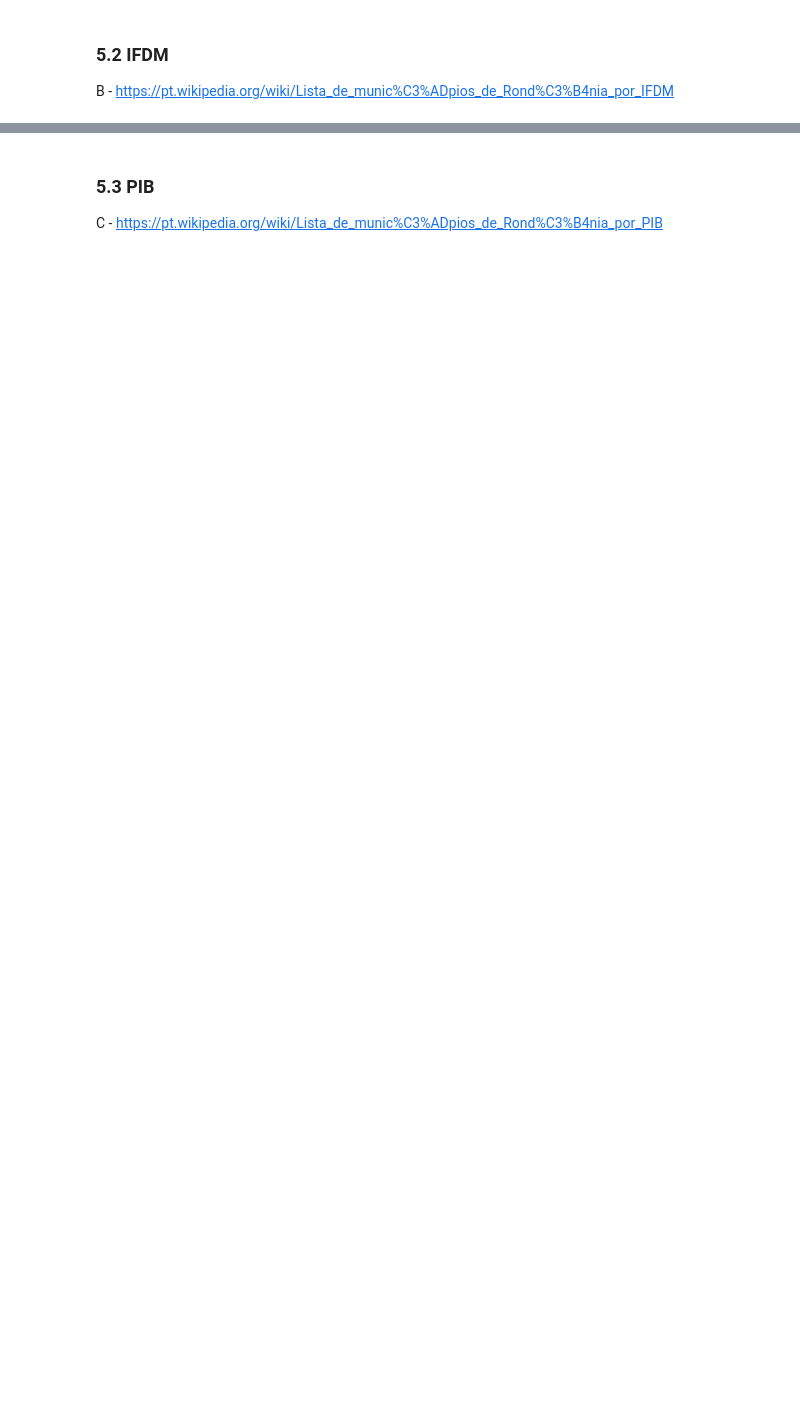
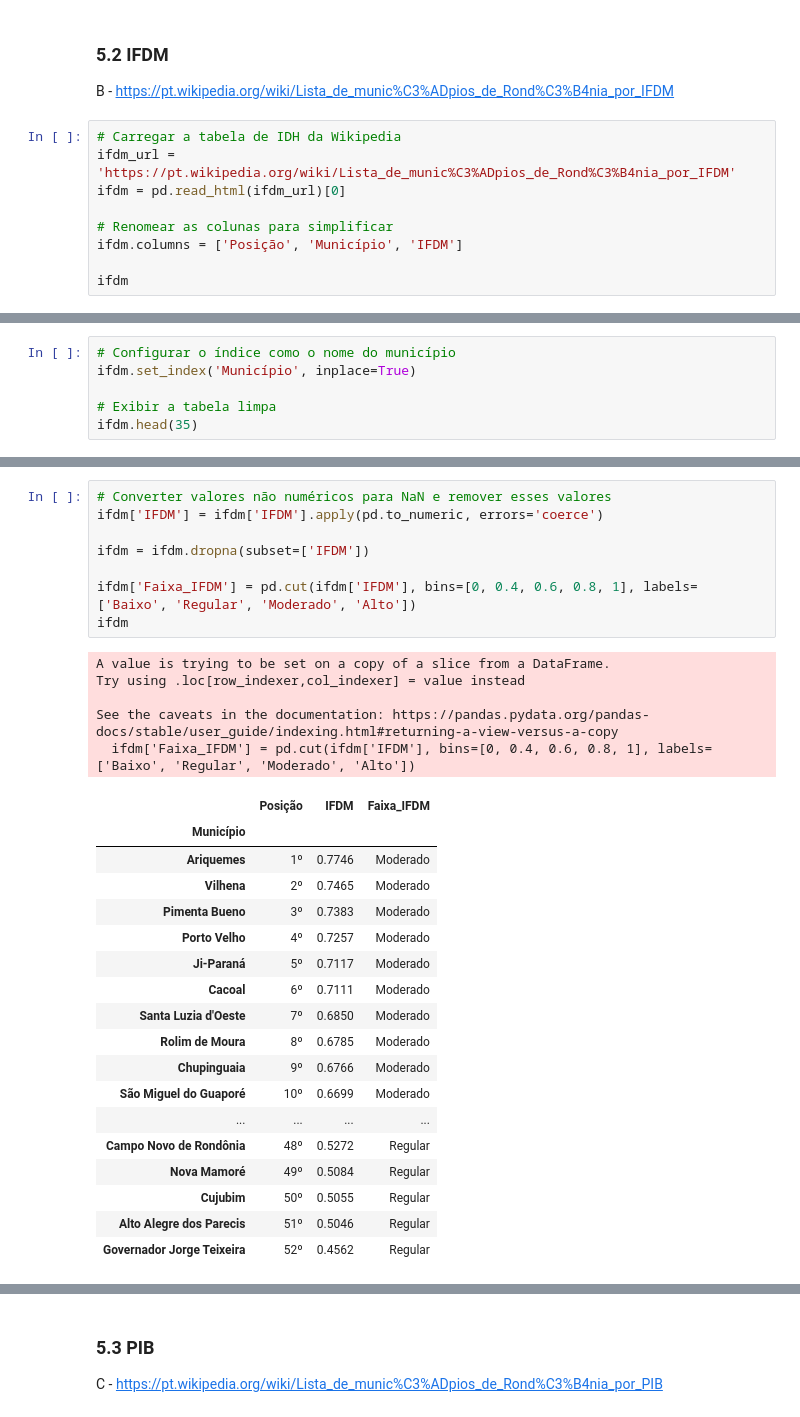
Before and after one commit to gabrielxxx1/visiting-jupyter, a Jupyter notebook: aulas/Módulo 9/Mod9Tarefa2.ipynb, the cells around one changed output, grey strips where cells are left out. Drawn from its saved outputs; the diff is of its cells as text; blank space fills up the shorter version.

```diff
--- a/aulas/Módulo 9/Mod9Tarefa2.ipynb
+++ b/aulas/Módulo 9/Mod9Tarefa2.ipynb
@@ -240,3 +289,12 @@ idh.head(20)
 # %% [markdown]
 ### 5.2 IFDM
 B - https://pt.wikipedia.org/wiki/Lista_de_munic%C3%ADpios_de_Rond%C3%B4nia_por_IFDM
+# %%
+# Carregar a tabela de IDH da Wikipedia
+ifdm_url = 'https://pt.wikipedia.org/wiki/Lista_de_munic%C3%ADpios_de_Rond%C3%B4nia_por_IFDM'
+ifdm = pd.read_html(ifdm_url)[0]
+
+# Renomear as colunas para simplificar
+ifdm.columns = ['Posição', 'Município', 'IFDM']
+
+ifdm
@@ -242,0 +319,6 @@ B - https://pt.wikipedia.org/wiki/Lista_de_munic%C3%ADpios_de_Rond%C3%B4nia_por_
+# %%
+# Configurar o índice como o nome do município
+ifdm.set_index('Município', inplace=True)
+
+# Exibir a tabela limpa
+ifdm.head(35)
@@ -242,0 +344,32 @@ B - https://pt.wikipedia.org/wiki/Lista_de_munic%C3%ADpios_de_Rond%C3%B4nia_por_
+# %%
+# Converter valores não numéricos para NaN e remover esses valores
+ifdm['IFDM'] = ifdm['IFDM'].apply(pd.to_numeric, errors='coerce')
+
+ifdm = ifdm.dropna(subset=['IFDM'])
+
+ifdm['Faixa_IFDM'] = pd.cut(ifdm['IFDM'], bins=[0, 0.4, 0.6, 0.8, 1], labels=['Baixo', 'Regular', 'Moderado', 'Alto'])
+ifdm
+# %% [output]
+A value is trying to be set on a copy of a slice from a DataFrame.
+Try using .loc[row_indexer,col_indexer] = value instead
+
+See the caveats in the documentation: https://pandas.pydata.org/pandas-docs/stable/user_guide/indexing.html#returning-a-view-versus-a-copy
+  ifdm['Faixa_IFDM'] = pd.cut(ifdm['IFDM'], bins=[0, 0.4, 0.6, 0.8, 1], labels=['Baixo', 'Regular', 'Moderado', 'Alto'])
+|  | Posição | IFDM | Faixa_IFDM |
+| Município |  |  |  |
+| Ariquemes | 1º | 0.7746 | Moderado |
+| Vilhena | 2º | 0.7465 | Moderado |
+| Pimenta Bueno | 3º | 0.7383 | Moderado |
+| Porto Velho | 4º | 0.7257 | Moderado |
+| Ji-Paraná | 5º | 0.7117 | Moderado |
+| Cacoal | 6º | 0.7111 | Moderado |
+| Santa Luzia d'Oeste | 7º | 0.6850 | Moderado |
+| Rolim de Moura | 8º | 0.6785 | Moderado |
+| Chupinguaia | 9º | 0.6766 | Moderado |
+| São Miguel do Guaporé | 10º | 0.6699 | Moderado |
+| ... | ... | ... | ... |
+| Campo Novo de Rondônia | 48º | 0.5272 | Regular |
+| Nova Mamoré | 49º | 0.5084 | Regular |
+| Cujubim | 50º | 0.5055 | Regular |
+| Alto Alegre dos Parecis | 51º | 0.5046 | Regular |
+| Governador Jorge Teixeira | 52º | 0.4562 | Regular |
```
Also changed, not shown: parts of 11 cells of this notebook.
